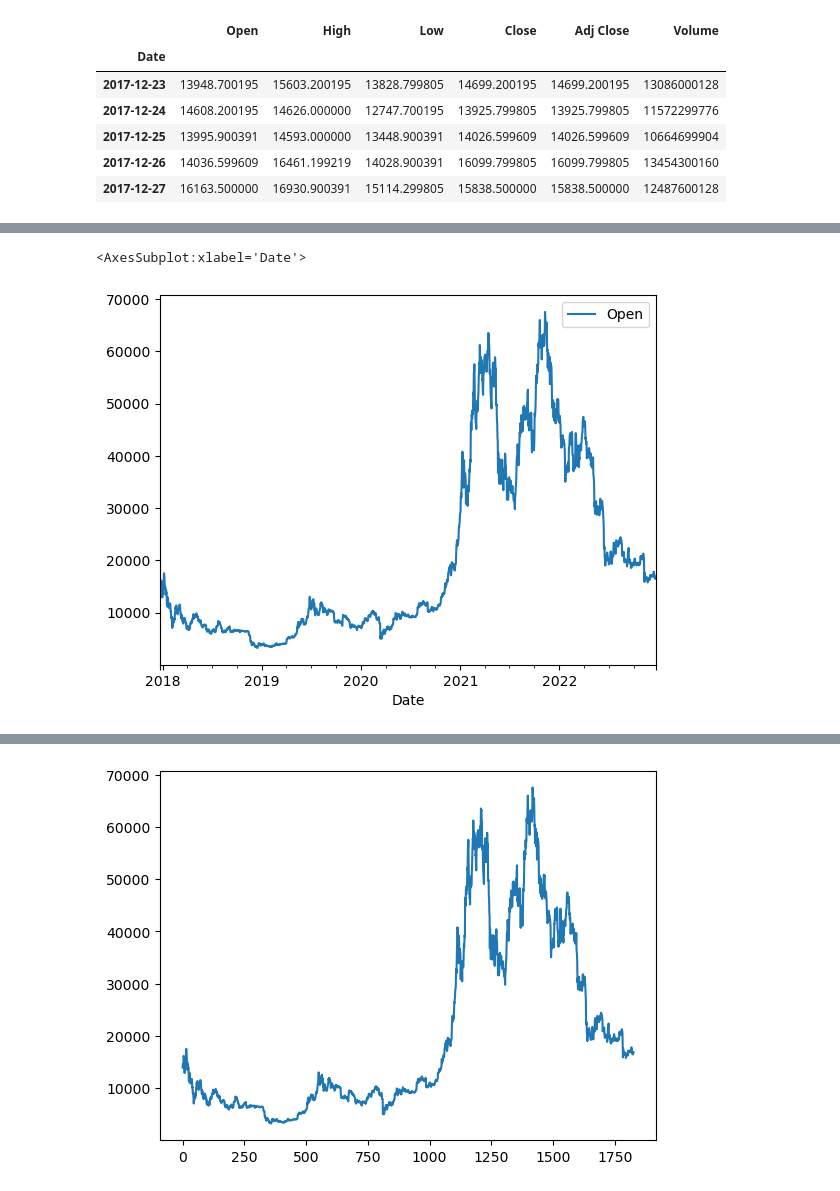
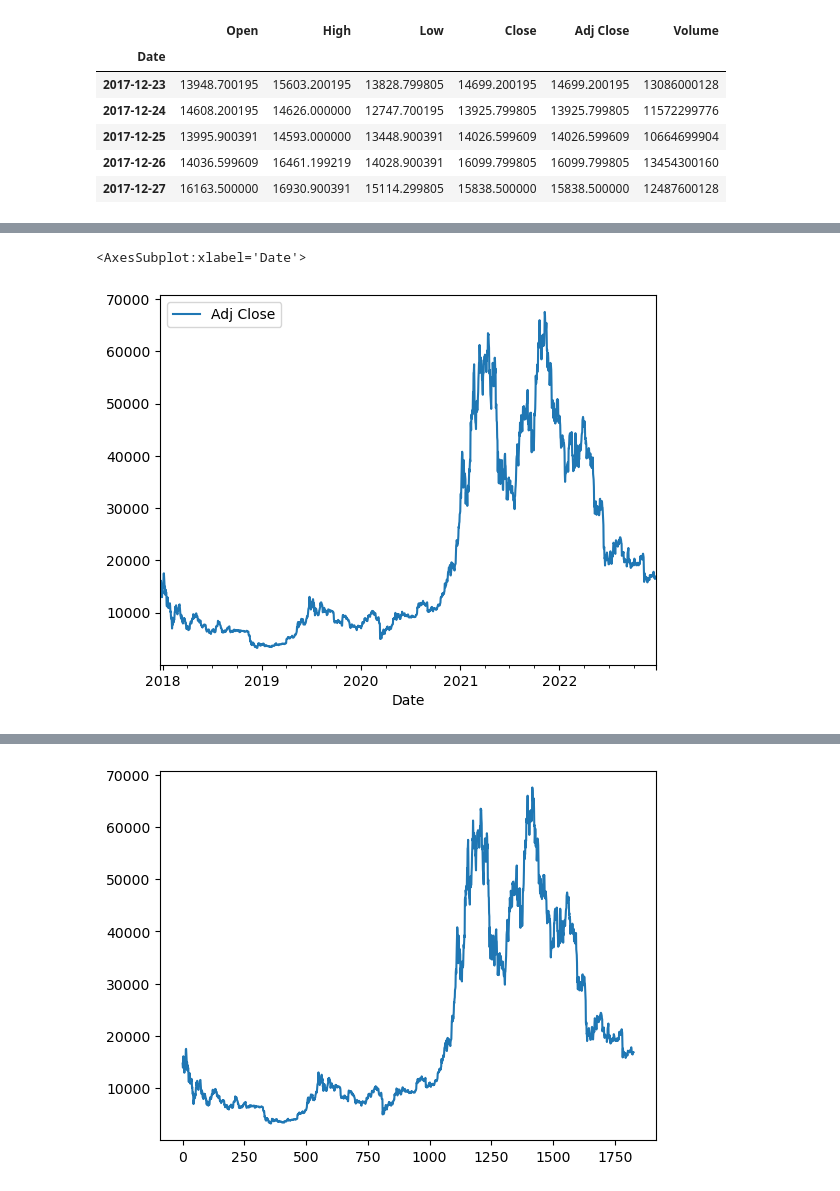
Before and after one commit to bramuelaswani/ML-DL-Related, a Jupyter notebook: 30 Day Stock-prediction.ipynb, the cells around one changed output, grey strips where cells are left out. Drawn from its saved outputs; the diff is of its cells as text; code cells hidden in the pictures.

Commit message:
changing to adj close

```diff
--- a/30 Day Stock-prediction.ipynb
+++ b/30 Day Stock-prediction.ipynb
@@ -57,8 +36,10 @@ opn = data[['Open']]
+# %%
+adj_close = data[['Adj Close']]
 # %%
-opn.plot()
+adj_close.plot()
 # %% [output]
 <AxesSubplot:xlabel='Date'>
-[figure, old version]
+[figure, new version]
 # %%
 import matplotlib.pyplot as plt
 # %%
```
Also changed, not shown: parts of 16 cells of this notebook.
